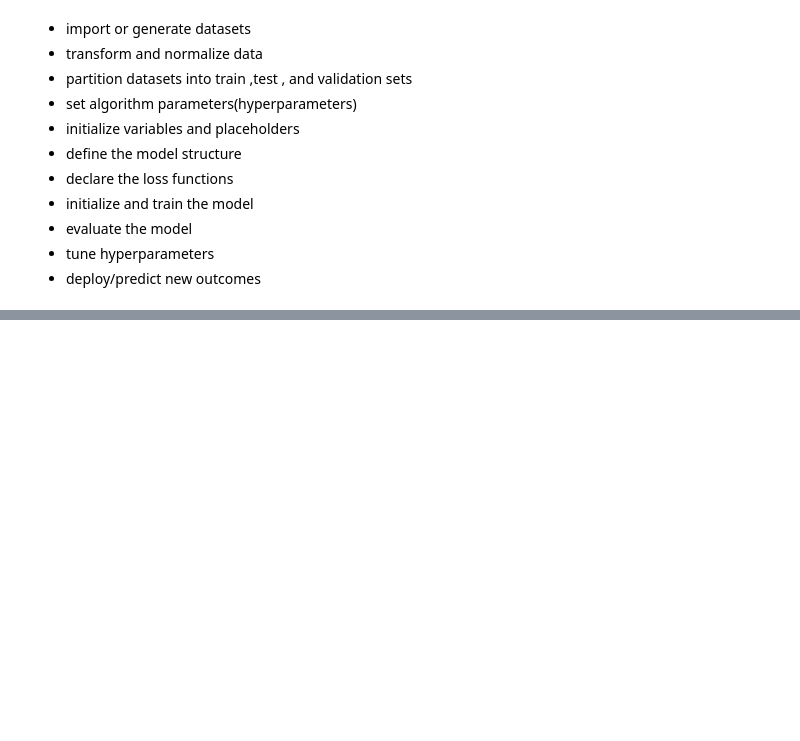
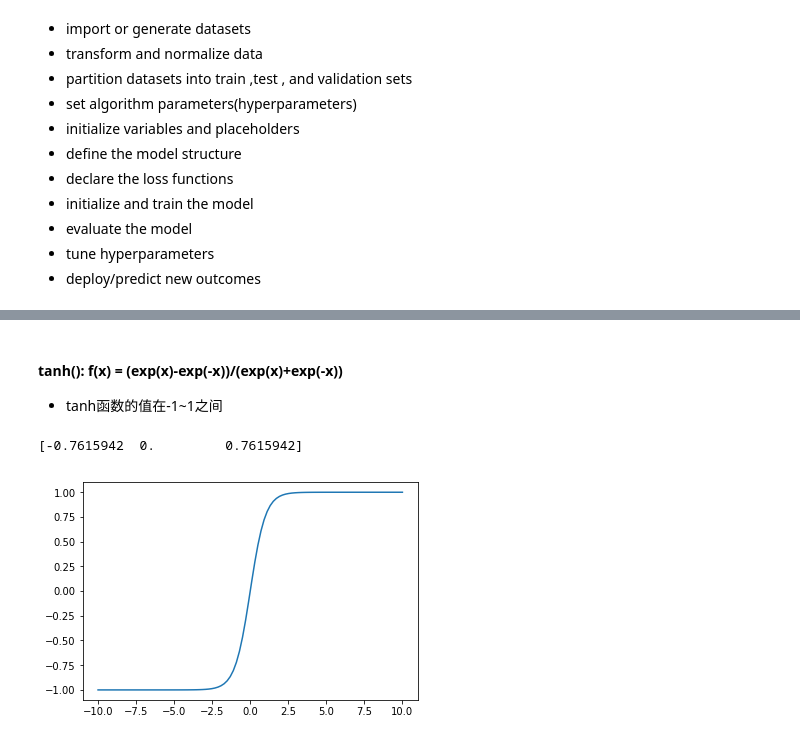
Before and after one commit to sy-yunyi/AI-learn-project, a Jupyter notebook: ml-project/jupyter/tensorflow.ipynb, the cells around one changed output, grey strips where cells are left out. Cells and saved outputs as stored; diff of their text form; code cells hidden in the pictures; blank space fills up the shorter version.

```diff
--- a/ml-project/jupyter/tensorflow.ipynb
+++ b/ml-project/jupyter/tensorflow.ipynb
@@ -412,0 +492,12 @@ print(sess.run(tf.self_adjoint_eig(E)))
+# %% [markdown]
+#### tanh():  f(x) = (exp(x)-exp(-x))/(exp(x)+exp(-x))
+- tanh函数的值在-1~1之间
+# %%
+# tanh():(exp(x)-exp(-x))/(exp(x)+exp(-x))   tanh函数的值在-1~1之间
+print(sess.run(tf.nn.tanh([-1.,0.,1.])))
+y = tf.nn.tanh(x)
+plt.plot(x,sess.run(y))
+plt.show()
+# %% [output]
+[-0.7615942  0.         0.7615942]
+[figure, added]
```
Also changed, not shown: parts of 60 cells of this notebook.
